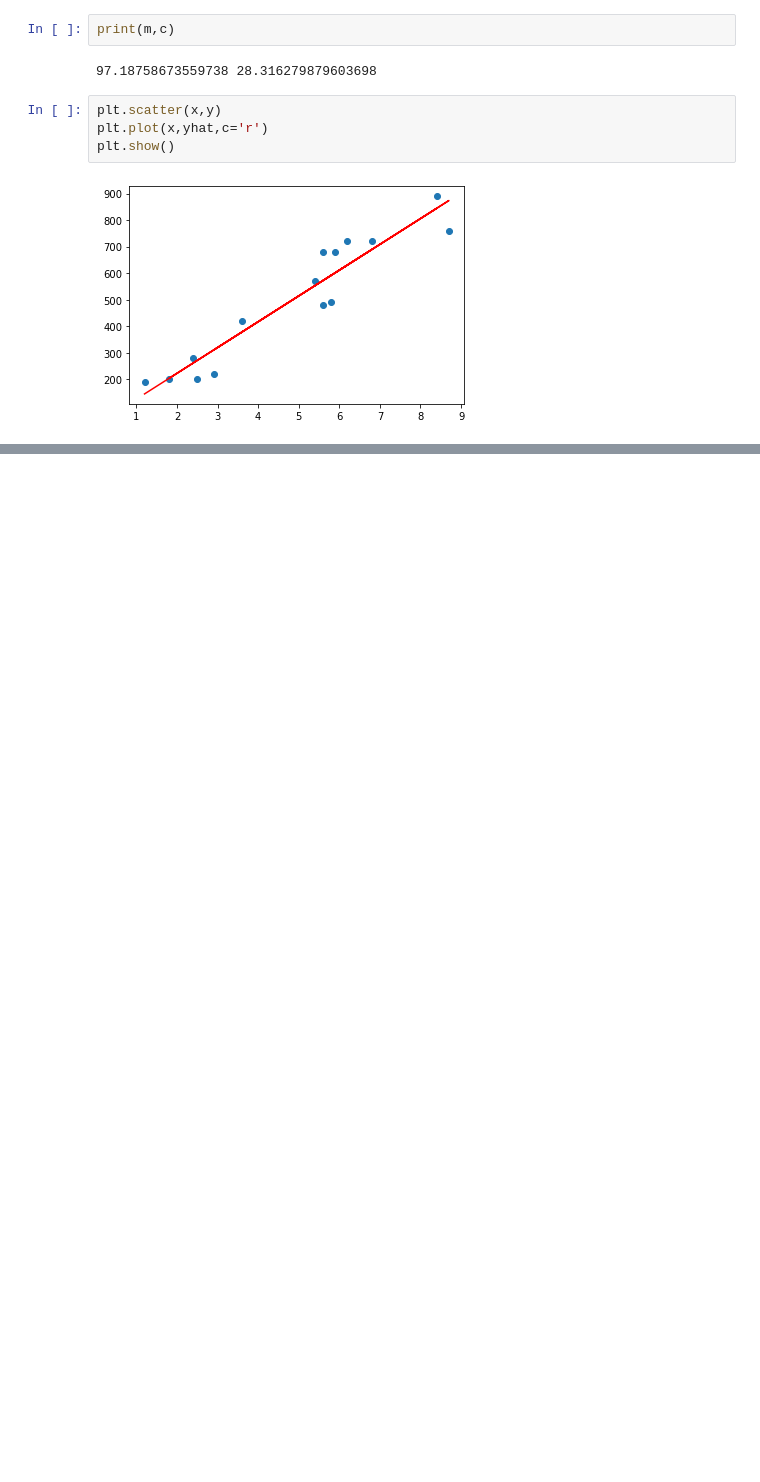
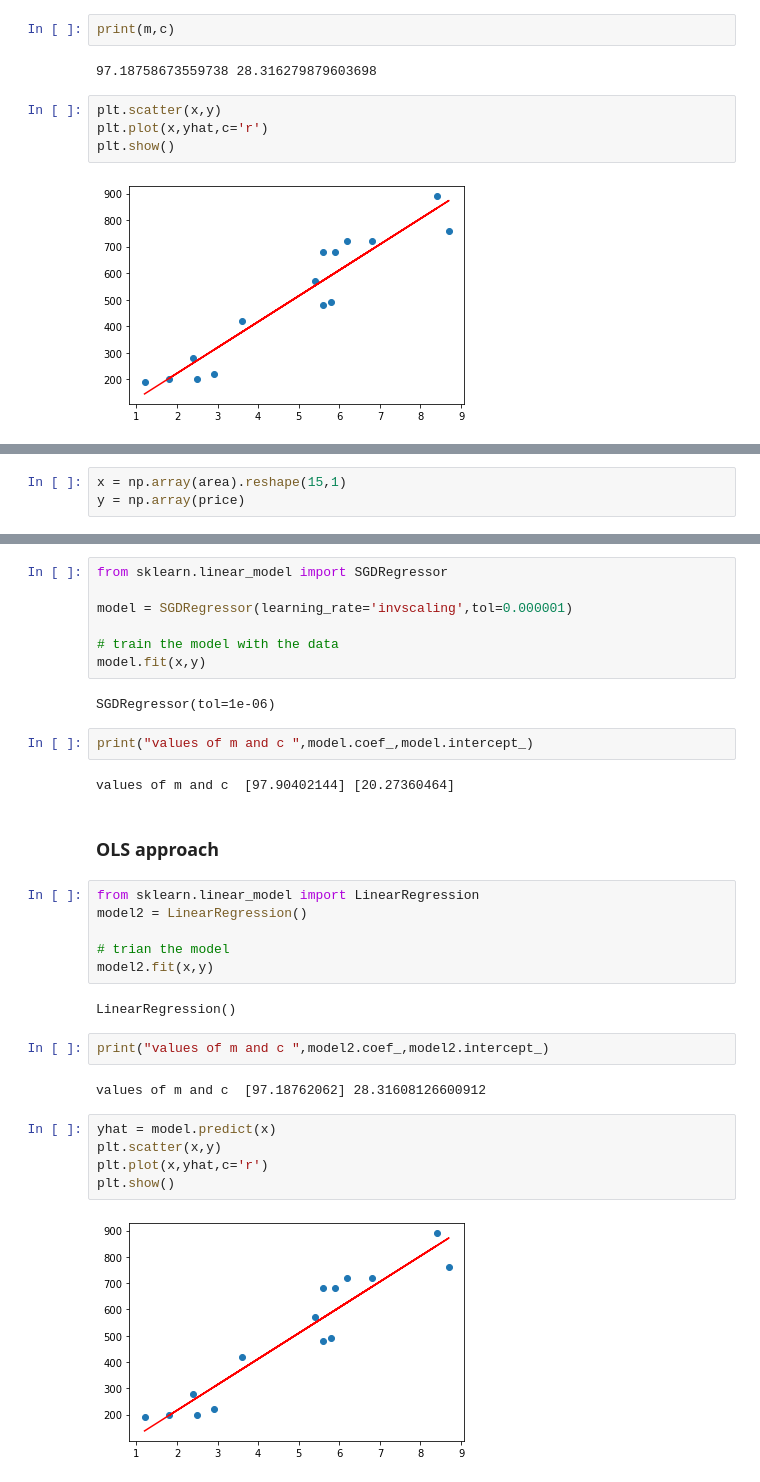
Before and after one commit to anshupandey/Machine_Learning_Training, a Jupyter notebook: citibank/batch2/day2/LinearRegression_with_numpy.ipynb, the cells around one changed output, grey strips where cells are left out. Saved outputs shown, nothing was run; the diff lists cells and outputs as text; blank space fills up the shorter version.

```diff
--- a/citibank/batch2/day2/LinearRegression_with_numpy.ipynb
+++ b/citibank/batch2/day2/LinearRegression_with_numpy.ipynb
@@ -135,0 +136,3 @@ plt.show()
+# %%
+x = np.array(area).reshape(15,1)
+y = np.array(price)
@@ -135,0 +141,34 @@ plt.show()
+# %%
+from sklearn.linear_model import SGDRegressor
+
+model = SGDRegressor(learning_rate='invscaling',tol=0.000001)
+
+# train the model with the data
+model.fit(x,y)
+# %% [output]
+SGDRegressor(tol=1e-06)
+# %%
+print("values of m and c ",model.coef_,model.intercept_)
+# %% [output]
+values of m and c  [97.90402144] [20.27360464]
+# %% [markdown]
+### OLS approach
+# %%
+from sklearn.linear_model import LinearRegression
+model2 = LinearRegression()
+
+# trian the model
+model2.fit(x,y)
+# %% [output]
+LinearRegression()
+# %%
+print("values of m and c ",model2.coef_,model2.intercept_)
+# %% [output]
+values of m and c  [97.18762062] 28.31608126600912
+# %%
+yhat = model.predict(x)
+plt.scatter(x,y)
+plt.plot(x,yhat,c='r')
+plt.show()
+# %% [output]
+[figure, added]
```
Also changed, not shown: parts of 4 cells of this notebook.
